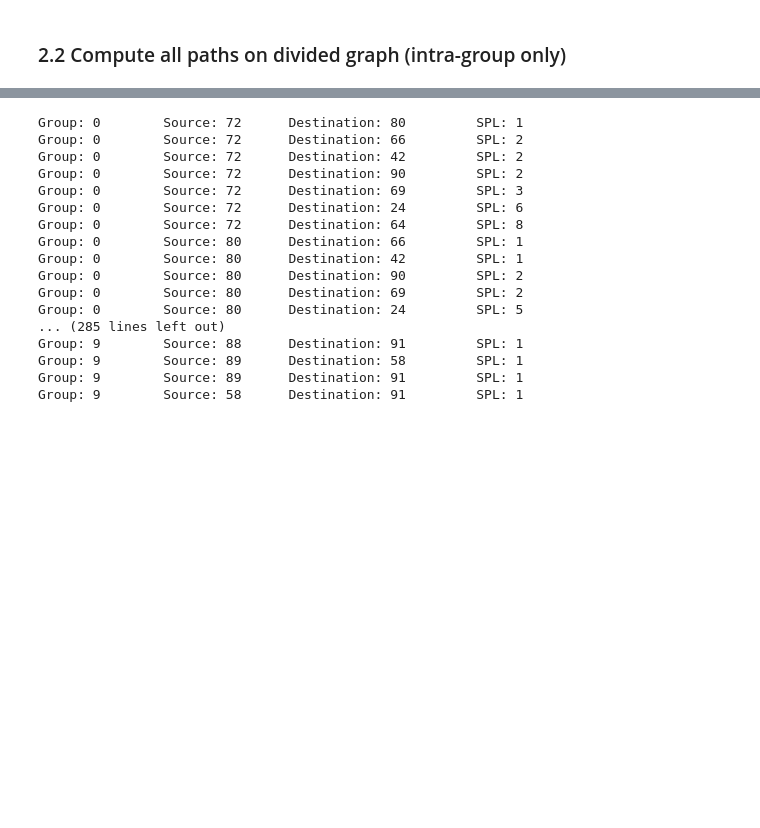
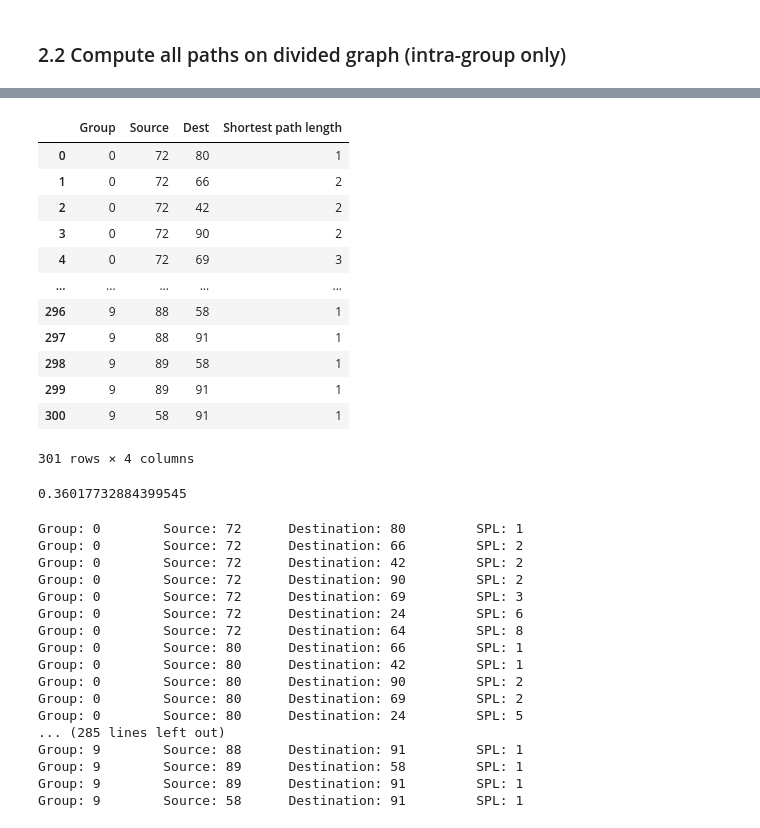
Before and after one commit to eakopyan/SwarmPy_Simulator, a Jupyter notebook: src/path_redundancy.ipynb, the cells around one changed output, grey strips where cells are left out. Drawn from its saved outputs; the diff is of its cells as text; code cells hidden in the pictures; blank space fills up the shorter version.

Commit message:
Added efficiency and modularity

```diff
--- a/src/path_redundancy.ipynb
+++ b/src/path_redundancy.ipynb
@@ -396,3 +428,24 @@ df
 df.to_csv('../output/data/path_redundancy_undivided_high.csv', sep=',')
 # %% [markdown]
 ### 2.2  Compute all paths on divided graph (intra-group only)
+# %%
+# Dict to store data (convert later into pd.DataFrame)
+data_dict = {
+    'Group':[],
+    'Source':[],
+    'Dest':[],
+    'Shortest path length':[]
+}
+
+def add_data_row(data_dict,group,src,dst,spl):
+    data_dict['Group'].append(group)
+    data_dict['Source'].append(src)
+    data_dict['Dest'].append(dst)
+    data_dict['Shortest path length'].append(spl)
+
+def nework_efficiency(df, groups):
+    efficiencies = []
+    for group_id in groups.keys():
+        df_group = df[df['Group']==group_id]
+        efficiencies.append((1/df_group['Shortest path length']).sum() * (2/90))
+    return np.mean(efficiencies)
@@ -399,3 +491,24 @@ df.to_csv('../output/data/path_redundancy_undivided_high.csv', sep=',')
+# %%
+df = pd.DataFrame(data_dict)
+df
+# %% [output]
+|  | Group | Source | Dest | Shortest path length |
+| 0 | 0 | 72 | 80 | 1 |
+| 1 | 0 | 72 | 66 | 2 |
+| 2 | 0 | 72 | 42 | 2 |
+| 3 | 0 | 72 | 90 | 2 |
+| 4 | 0 | 72 | 69 | 3 |
+| ... | ... | ... | ... | ... |
+| 296 | 9 | 88 | 58 | 1 |
+| 297 | 9 | 88 | 91 | 1 |
+| 298 | 9 | 89 | 58 | 1 |
+| 299 | 9 | 89 | 91 | 1 |
+| 300 | 9 | 58 | 91 | 1 |
+301 rows × 4 columns
+# %%
+nework_efficiency(df, groups)
+# %% [output]
+0.36017732884399545
 # %%
 visited_pairs = []
 
```
Also changed, not shown: parts of 6 cells of this notebook, 1 other file.
